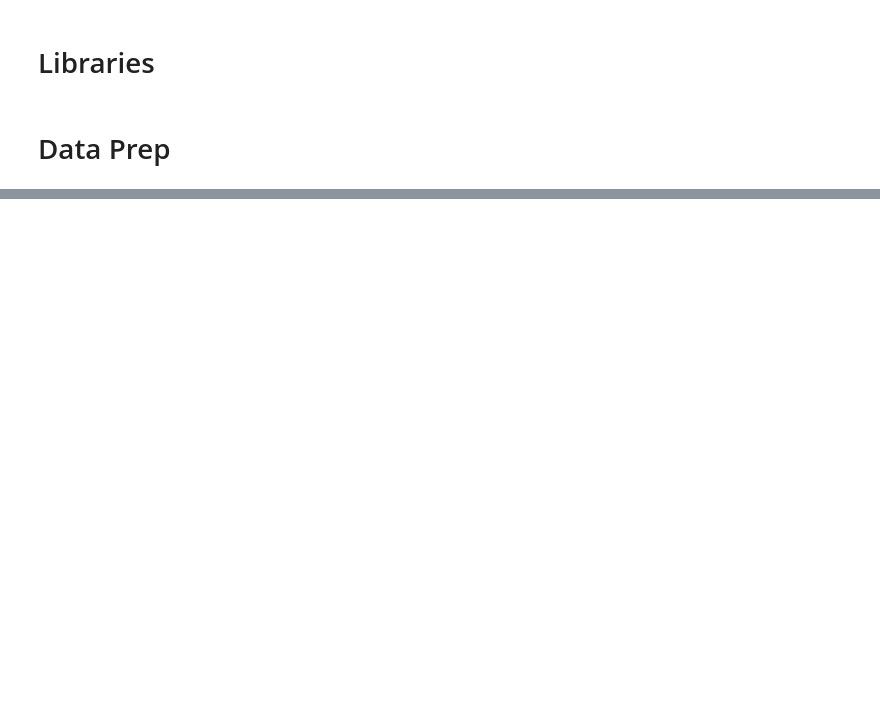
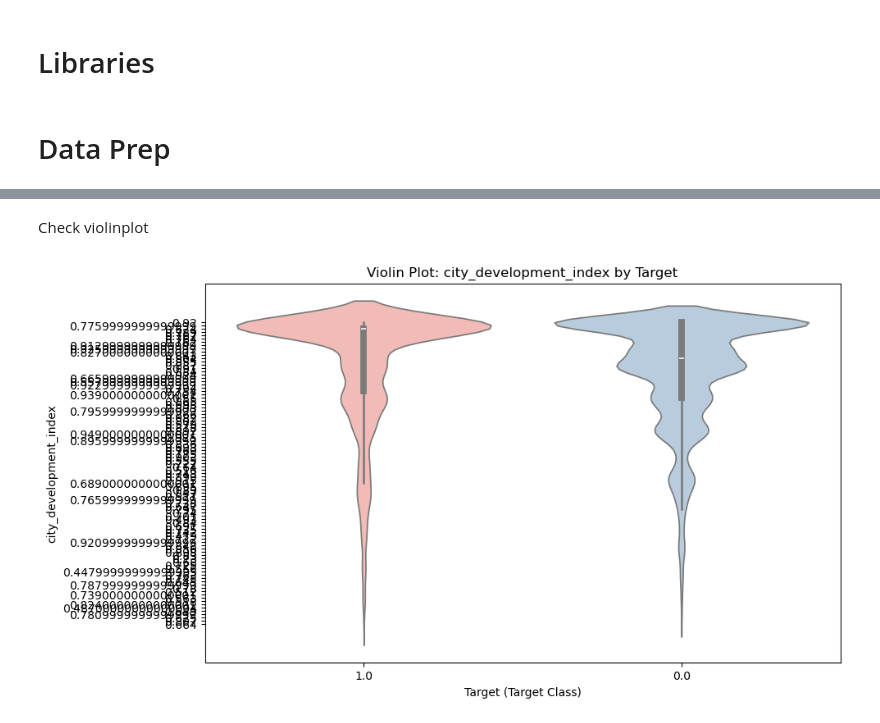
Before and after one commit to ThuongHong/lab2_ds, a Jupyter notebook: notebooks/01_data_exploration.ipynb, the cells around one changed output, grey strips where cells are left out. Saved outputs shown, nothing was run; the diff lists cells and outputs as text; code cells hidden in the pictures; blank space fills up the shorter version.

```diff
--- a/notebooks/01_data_exploration.ipynb
+++ b/notebooks/01_data_exploration.ipynb
@@ -43,0 +137,11 @@ array([( 8949, b'city_103', 0.92 , b'Male', b'Has relevent experience', b'no_enr
+# %% [markdown]
+Check violinplot
+# %%
+EDAPlotter.plot_numerical_vs_target(
+    num_data=train_data[:, train_header.index("city_development_index")],
+    target_data=train_data[:, train_header.index("target")],
+    num_col_name="city_development_index",
+    plot_type="violin"
+)
+# %% [output]
+[figure, added]
```
Also changed, not shown: parts of 31 cells of this notebook, 1 other file.
